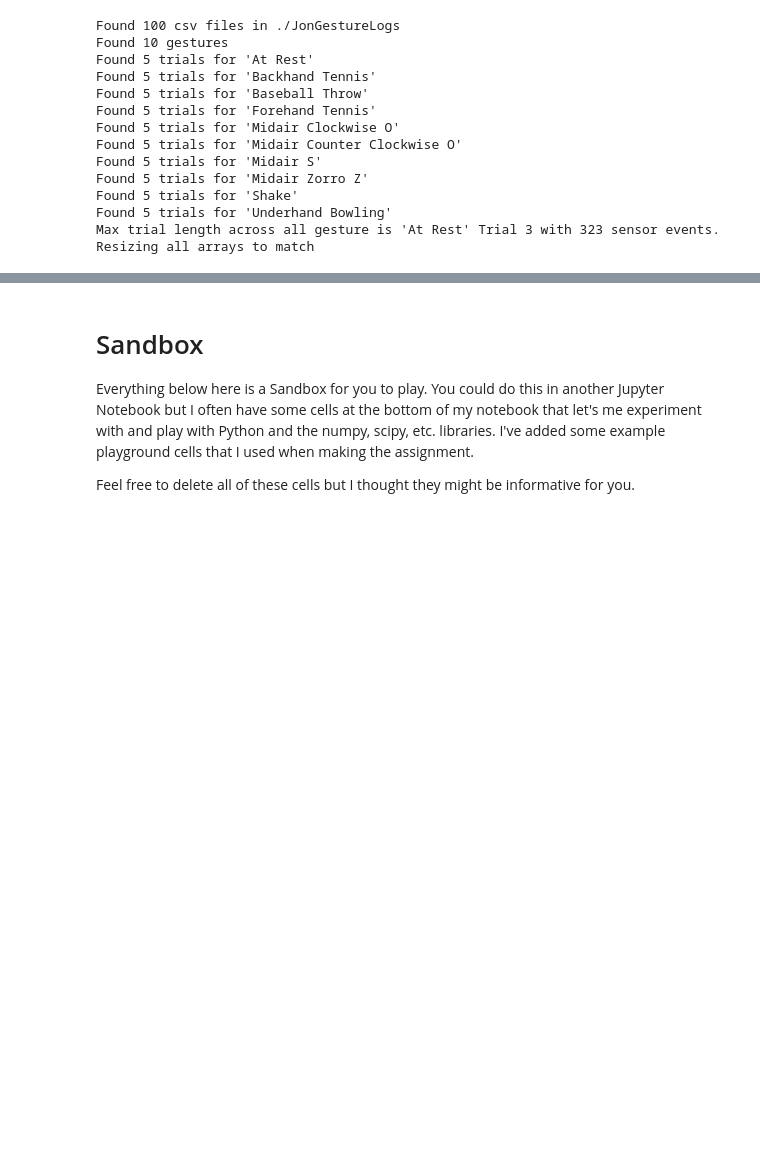
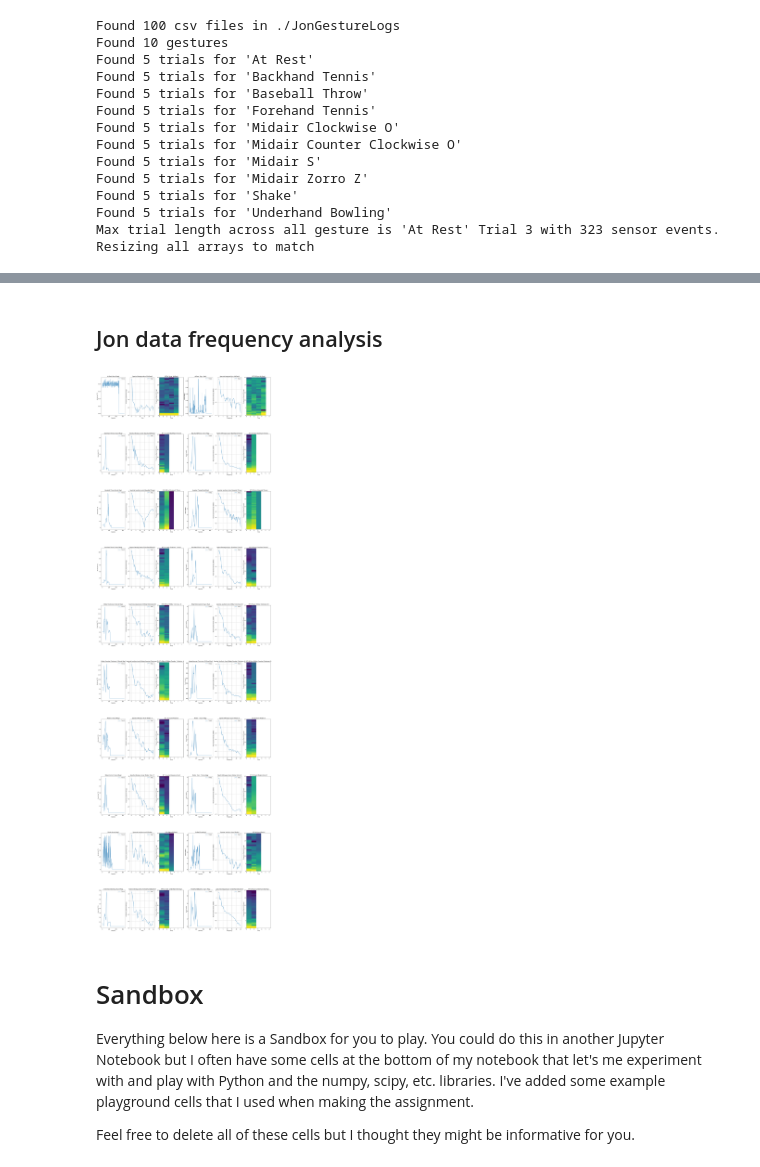
Before and after one commit to brownmagik352/gestureRecognizer, a Jupyter notebook: A2 Gesture Recognizer.ipynb, the cells around one changed output, grey strips where cells are left out. Cells and saved outputs as stored; diff of their text form; code cells hidden in the pictures; blank space fills up the shorter version.

```diff
--- a/A2 Gesture Recognizer.ipynb
+++ b/A2 Gesture Recognizer.ipynb
@@ -344,3 +284,55 @@ for gestureName in gestureNamesSorted:
+# %% [markdown]
+## Jon data frequency analysis
+# %%
+samplingRateInSec = 50 # android sensor is once every 20,000 microseconds (or once every 0.02 seconds or 50Hz) ?? how to do based on time ??
+NFFTtestVal = 64
+
+signalTypes = 2 # accel & gyro
+typesOfGraphs = 3 # mag, spectral analysis, spectogram
+
+# spectral analysis - first trial spectral analysis and spectogram for accel mag and gyro mag
+fig, axes = plt.subplots(len(mapGestureToTrials), signalTypes * typesOfGraphs, figsize=(5 * signalTypes * typesOfGraphs, 10 * len(mapGestureToTrials)))
+fig.subplots_adjust(hspace=0.5)
+
+# loop over all gestures
+index = 0
+gestureNamesSorted = sorted(mapGestureToTrials.keys())
+for gestureName in gestureNamesSorted:
+    gestureTrials = mapGestureToTrials[gestureName]
+
+    # pick first trial for each gesture
+    trial = gestureTrials[0]
+
+    # accel mag
+    axes[index][0].plot(trial.accel.mag, alpha=0.7, label="Trial 1")
+    axes[index][0].set(xlabel='Samples', ylabel="Accel (m/s^2)", title = gestureName + " (Accel Mag)")
+    axes[index][0].legend()
+
+    # accel spectral analysis
+    powerSpectrum, powerFreq = axes[index][1].psd(trial.accel.mag, NFFT=NFFTtestVal, Fs=samplingRateInSecs, label="Trial 1")
+    axes[index][1].set(xlabel='Time', ylabel="Frequency (Spectral Energy)", title="Spectral Analysis Accel ({})".format(gestureName))
+    axes[index][1].legend()
+
+    # accel spectogram
+    axes[index][2].specgram(trial.accel.mag, NFFT=NFFTtestVal, Fs=samplingRateInSecs, noverlap=0)
+    axes[index][2].set(xlabel='Time', ylabel="Frequency (Spectral Energy)", title='FFT of Accel ({})'.format(gestureName))
+
+    # gyro mag
+    axes[index][3].plot(trial.gyro.mag, alpha=0.7, label="Trial 1")
+    axes[index][3].set(xlabel='Samples', ylabel="Accel (rad/s)", title = gestureName + " (Gyro Mag)")
+    axes[index][3].legend()
+
+    # gyro spectral analysis
+    powerSpectrum, powerFreq = axes[index][4].psd(trial.gyro.mag, NFFT=NFFTtestVal, Fs=samplingRateInSecs, label="Trial 1")
+    axes[index][4].set(title="Spectral Analysis Gyro ({})".format(gestureName))
+    axes[index][4].legend()
+    # gyro spectogram
+    axes[index][5].specgram(trial.gyro.mag, NFFT=NFFTtestVal, Fs=samplingRateInSecs, noverlap=0)
+    axes[index][5].set(xlabel='Time', ylabel="Frequency (Spectral Energy)", title='FFT Of Gyro ({})'.format(gestureName))
+
+    index = index + 1
+# %% [output]
+[figure, added]
 # %% [markdown]
 # Sandbox
 Everything below here is a Sandbox for you to play. You could do this in another Jupyter Notebook but I often have some cells at the bottom of my notebook that let's me experiment with and play with Python and the numpy, scipy, etc. libraries. I've added some example playground cells that I used when making the assignment.
```
Also changed, not shown: parts of 5 cells of this notebook.
